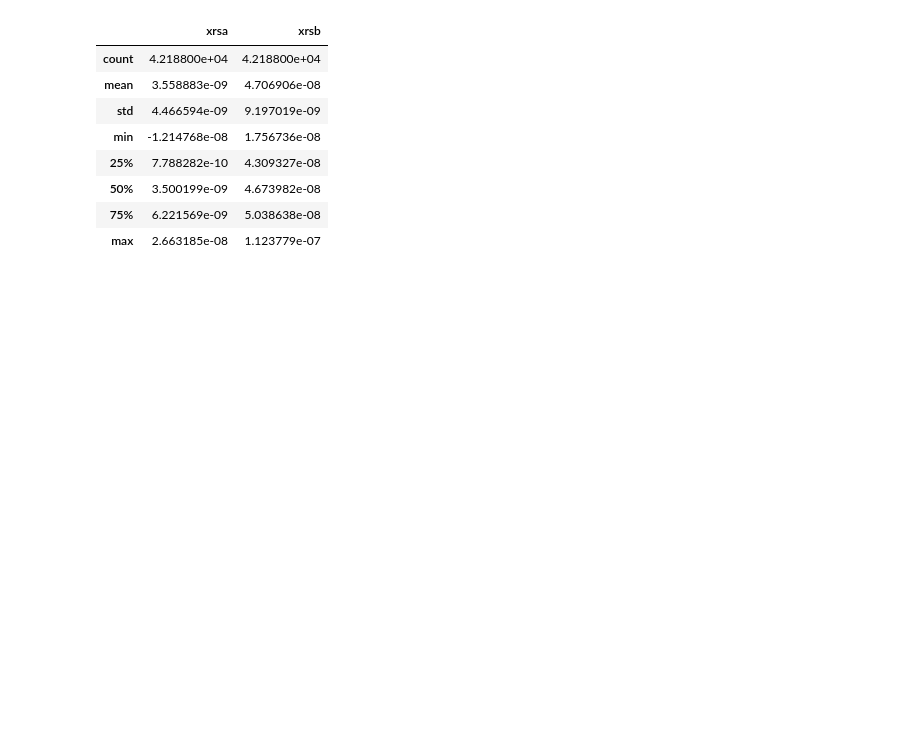
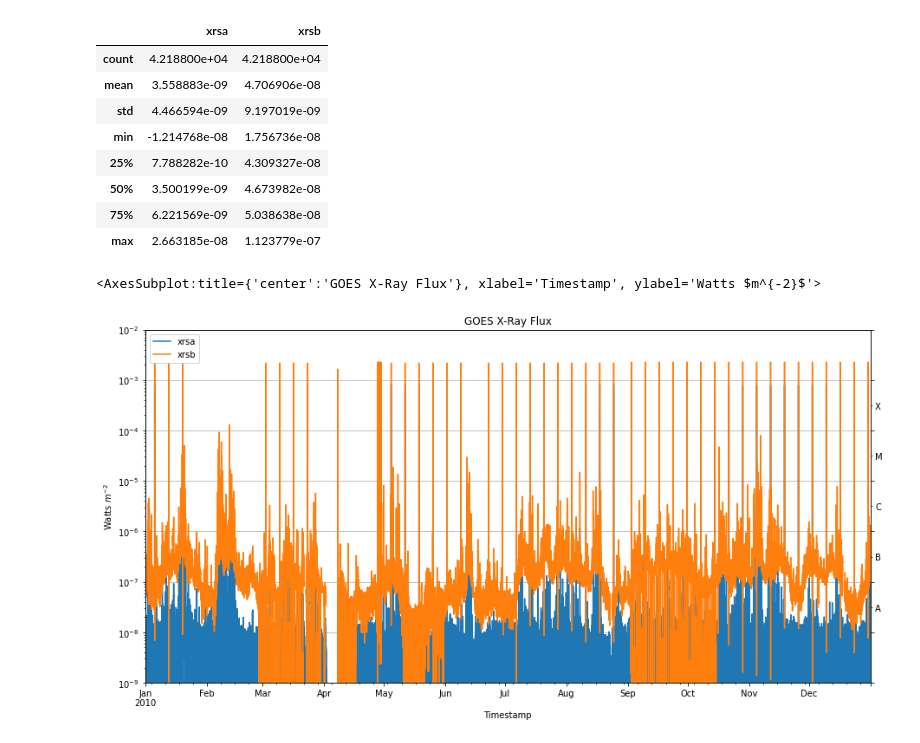
Before and after one commit to i4Ds/sdo-cli, a Jupyter notebook: notebooks/GOES.ipynb, the cells around one changed output. Drawn from its saved outputs; the diff is of its cells as text; code cells hidden in the pictures; blank space fills up the shorter version.

```diff
--- a/notebooks/GOES.ipynb
+++ b/notebooks/GOES.ipynb
@@ -102,3 +118,8 @@ ddf.loc["2010-08-28 00:00":"2010-08-28 23:59:59"][["xrsa", "xrsb"]].describe().c
 | 50% | 3.500199e-09 | 4.673982e-08 |
 | 75% | 6.221569e-09 | 5.038638e-08 |
 | max | 2.663185e-08 | 1.123779e-07 |
+# %%
+plot_goes(ddf.loc["2010-01-01 00:00":"2010-12-31 23:59:59"][["xrsa", "xrsb"]].resample("60s").max().compute())
+# %% [output]
+<AxesSubplot:title={'center':'GOES X-Ray Flux'}, xlabel='Timestamp', ylabel='Watts $m^{-2}$'>
+[figure, added]
```
Also changed, not shown: parts of 18 cells of this notebook.
